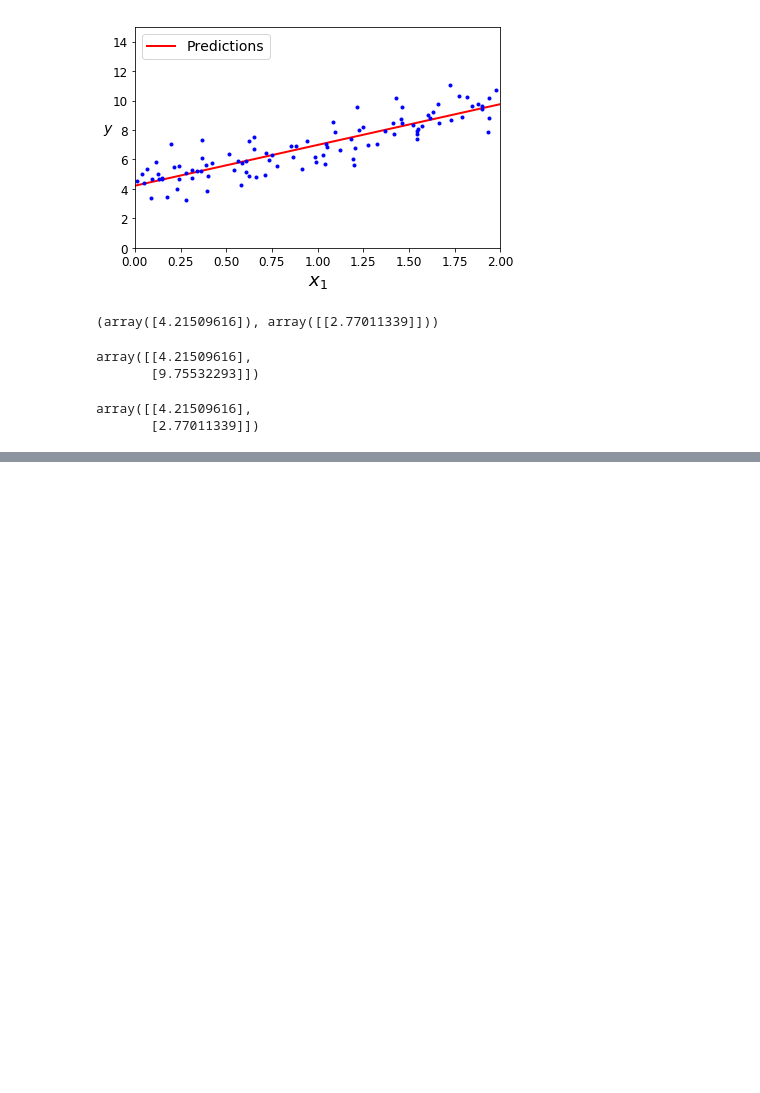
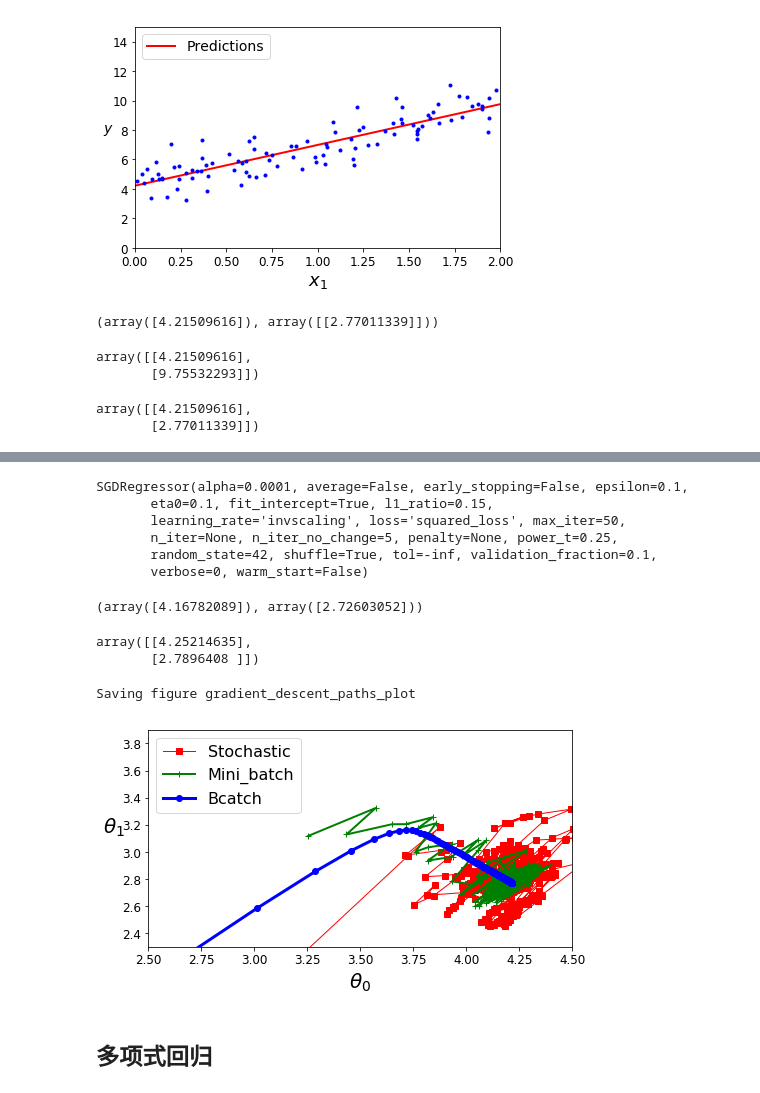
Before and after one commit to Mrscto/handson-ml-master, a Jupyter notebook: handson-ml-master/第四章，训练模型.ipynb, the cells around one changed output, grey strips where cells are left out. Saved outputs shown, nothing was run; the diff lists cells and outputs as text; code cells hidden in the pictures; blank space fills up the shorter version.

```diff
--- a/handson-ml-master/第四章，训练模型.ipynb
+++ b/handson-ml-master/第四章，训练模型.ipynb
@@ -100,0 +203,67 @@ array([[4.21509616],
+# %%
+from sklearn.linear_model import SGDRegressor
+sgd_reg = SGDRegressor(max_iter=50, tol=-np.infty, penalty=None, eta0=0.1,random_state=42)
+sgd_reg.fit(X, y.ravel())
+# %% [output]
+SGDRegressor(alpha=0.0001, average=False, early_stopping=False, epsilon=0.1,
+       eta0=0.1, fit_intercept=True, l1_ratio=0.15,
+       learning_rate='invscaling', loss='squared_loss', max_iter=50,
+       n_iter=None, n_iter_no_change=5, penalty=None, power_t=0.25,
+       random_state=42, shuffle=True, tol=-inf, validation_fraction=0.1,
+       verbose=0, warm_start=False)
+# %%
+sgd_reg.intercept_, sgd_reg.coef_
+# %% [output]
+(array([4.16782089]), array([2.72603052]))
+# %%
+# 小批量梯度下降
+theta_path_mgd = []
+
+n_iterations = 50
+minibatch_size = 20
+
+np.random.seed(42)
+theta = np.random.randn(2,1)  # random initialization
+
+t0, t1 = 200, 1000
+def learning_schedule(t):
+    return t0 / (t + t1)
+
+t = 0
+for epoch in range(n_iterations):
+    shuffled_indices = np.random.permutation(m)
+    X_b_shuffled = X_b[shuffled_indices]
+    y_shuffled = y[shuffled_indices]
+    for i in range(0, m, minibatch_size):
+        t += 1
+        xi = X_b_shuffled[i:i+minibatch_size]
+        yi = y_shuffled[i:i+minibatch_size]
+        gradients = 2/minibatch_size * xi.T.dot(xi.dot(theta) - yi)
+        eta = learning_schedule(t)
+        theta = theta - eta * gradients
+        theta_path_mgd.append(theta)
+# %%
+theta
+# %% [output]
+array([[4.25214635],
+       [2.7896408 ]])
+# %%
+theta_path_bgd = np.array(theta_path_bgd)
+theta_path_sgd = np.array(theta_path_sgd)
+theta_path_mgd = np.array(theta_path_mgd)
+# %%
+plt.figure(figsize=(7,4))
+plt.plot(theta_path_sgd[:, 0], theta_path_sgd[:, 1], "r-s", linewidth=1, label="Stochastic")
+plt.plot(theta_path_mgd[:, 0], theta_path_mgd[:, 1], "g-+", linewidth=2, label="Mini_batch")
+plt.plot(theta_path_bgd[:, 0], theta_path_bgd[:, 1], "b-o", linewidth=3, label="Bcatch")
+plt.legend(loc="upper left", fontsize=16)
+plt.xlabel(r"$\theta_0$", fontsize=20)
+plt.ylabel(r"$\theta_1$  ", fontsize=20, rotation=0)
+plt.axis([2.5, 4.5, 2.3, 3.9])
+save_fig("gradient_descent_paths_plot")
+plt.show()
+# %% [output]
+Saving figure gradient_descent_paths_plot
+[figure, added]
+# %% [markdown]
+## 多项式回归
```
Also changed, not shown: parts of 17 cells of this notebook.
